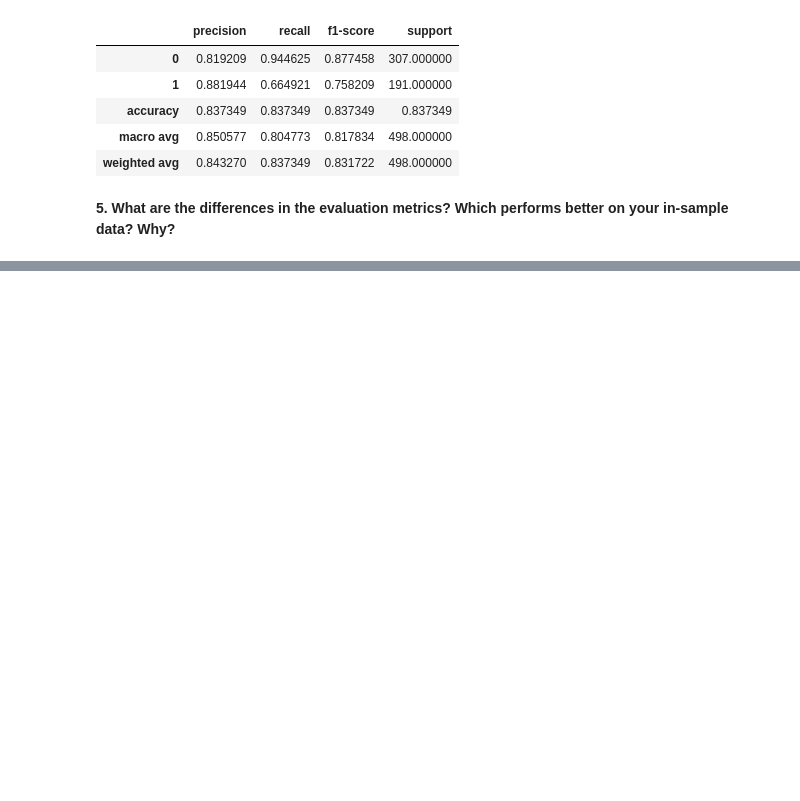
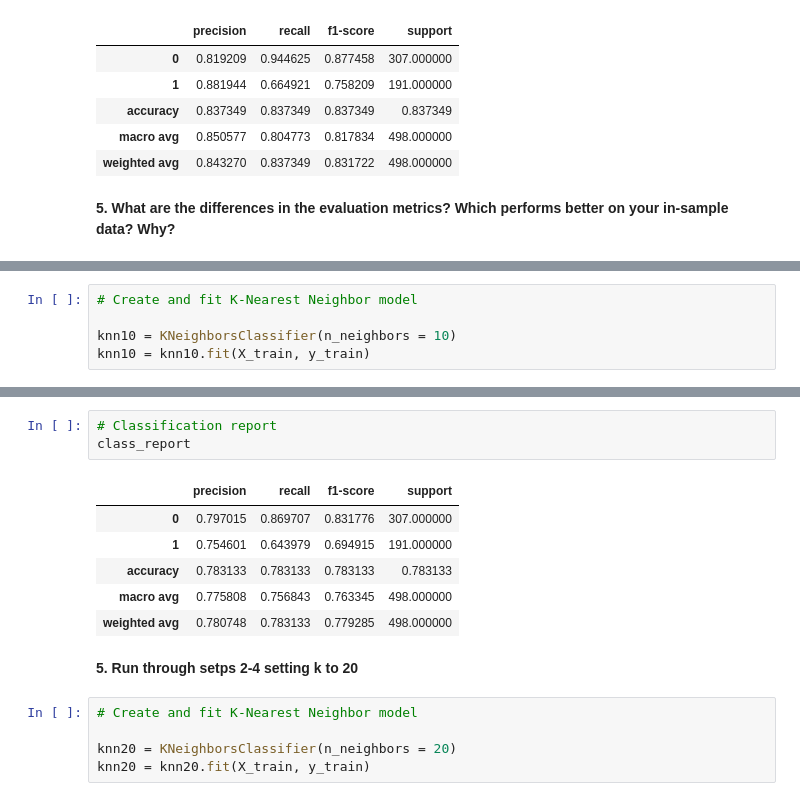
Before and after one commit to kristofer-rivera/classification-exercises, a Jupyter notebook: model.ipynb, the cells around one changed output, grey strips where cells are left out. Saved outputs shown, nothing was run; the diff lists cells and outputs as text; blank space fills up the shorter version.

```diff
--- a/model.ipynb
+++ b/model.ipynb
@@ -338,0 +392,5 @@ The first model had lower mimimum sample leafs and higher max depth allowing the
+# %%
+# Create and fit K-Nearest Neighbor model
+
+knn10 = KNeighborsClassifier(n_neighbors = 10)
+knn10 = knn10.fit(X_train, y_train)
@@ -338,0 +420,17 @@ The first model had lower mimimum sample leafs and higher max depth allowing the
+# %%
+# Classification report
+class_report
+# %% [output]
+|  | precision | recall | f1-score | support |
+| 0 | 0.797015 | 0.869707 | 0.831776 | 307.000000 |
+| 1 | 0.754601 | 0.643979 | 0.694915 | 191.000000 |
+| accuracy | 0.783133 | 0.783133 | 0.783133 | 0.783133 |
+| macro avg | 0.775808 | 0.756843 | 0.763345 | 498.000000 |
+| weighted avg | 0.780748 | 0.783133 | 0.779285 | 498.000000 |
+# %% [markdown]
+**5. Run through setps 2-4 setting k to 20**
+# %%
+# Create and fit K-Nearest Neighbor model
+
+knn20 = KNeighborsClassifier(n_neighbors = 20)
+knn20 = knn20.fit(X_train, y_train)
```
Also changed, not shown: parts of 23 cells of this notebook.
